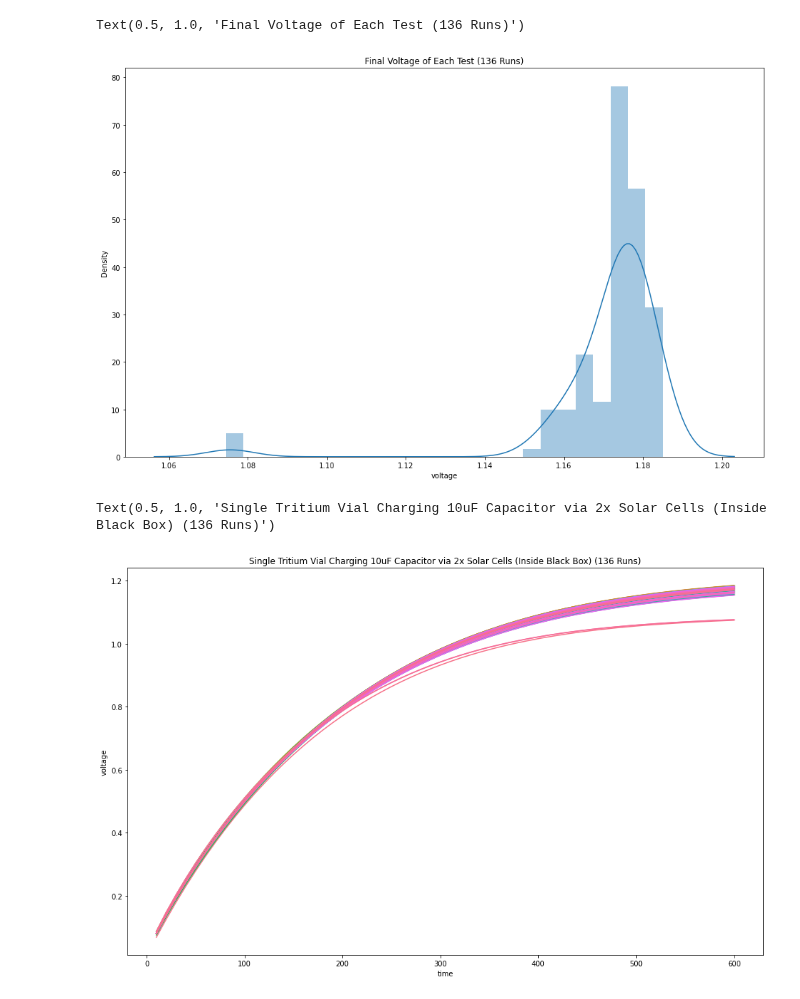
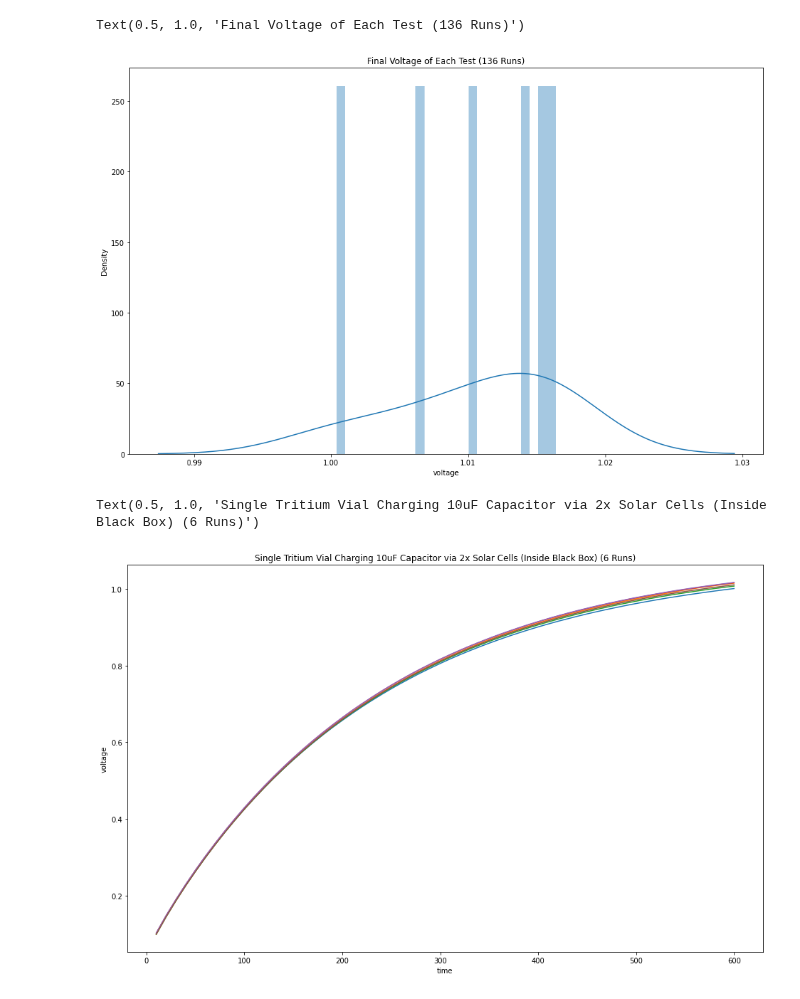
Before and after one commit to darkmatter2222/Nuclear-Battery, a Jupyter notebook: NuclearBatteryAnalysis .ipynb, the cells around one changed output. Saved outputs shown, nothing was run; the diff lists cells and outputs as text; code cells hidden in the pictures.

```diff
--- a/NuclearBatteryAnalysis .ipynb
+++ b/NuclearBatteryAnalysis .ipynb
@@ -51,16 +41,16 @@ Text(0.5, 1.0, 'Cell Test Count')
 # %%
 plt.figure(figsize=(16,10))
-sns.distplot(df[(df['time']==600) & (df['cell_number']=="2")]['voltage'], bins=25).set_title(f"Final Voltage of Each Test ({len(sample_run['time_of_test'].unique())} Runs)")
+sns.distplot(df[(df['time']==600) & (df['cell_number']=="4")]['voltage'], bins=25).set_title(f"Final Voltage of Each Test ({len(sample_run['time_of_test'].unique())} Runs)")
 # %% [output]
 Text(0.5, 1.0, 'Final Voltage of Each Test (136 Runs)')
-[figure, old version]
+[figure, new version]
 # %%
-sample_run = df[df['cell_number']=="2"][['time_of_test', 'voltage', 'time']].sort_values(by='time', ascending=True).reset_index()
+sample_run = df[df['cell_number']=="4"][['time_of_test', 'voltage', 'time']].sort_values(by='time', ascending=True).reset_index()
 plt.figure(figsize=(16,10))
 sns.lineplot(data=sample_run, x="time", y="voltage", hue='time_of_test', legend = False).set_title(f"Single Tritium Vial Charging 10uF Capacitor via 2x Solar Cells (Inside Black Box) ({len(sample_run['time_of_test'].unique())} Runs)")
 # %% [output]
-Text(0.5, 1.0, 'Single Tritium Vial Charging 10uF Capacitor via 2x Solar Cells (Inside Black Box) (136 Runs)')
+Text(0.5, 1.0, 'Single Tritium Vial Charging 10uF Capacitor via 2x Solar Cells (Inside Black Box) (6 Runs)')
-[figure, old version]
+[figure, new version]
 # %%
 plt.figure(figsize=(16,10))
 sns.lineplot(data=sample_run, x="time", y="voltage").set_title(f"Single Tritium Vial Charging 10uF Capacitor via 2x Solar Cells (Inside Black Box) ({len(sample_run['time_of_test'].unique())} Runs Mean)")
```
Also changed, not shown: parts of 4 cells of this notebook.
